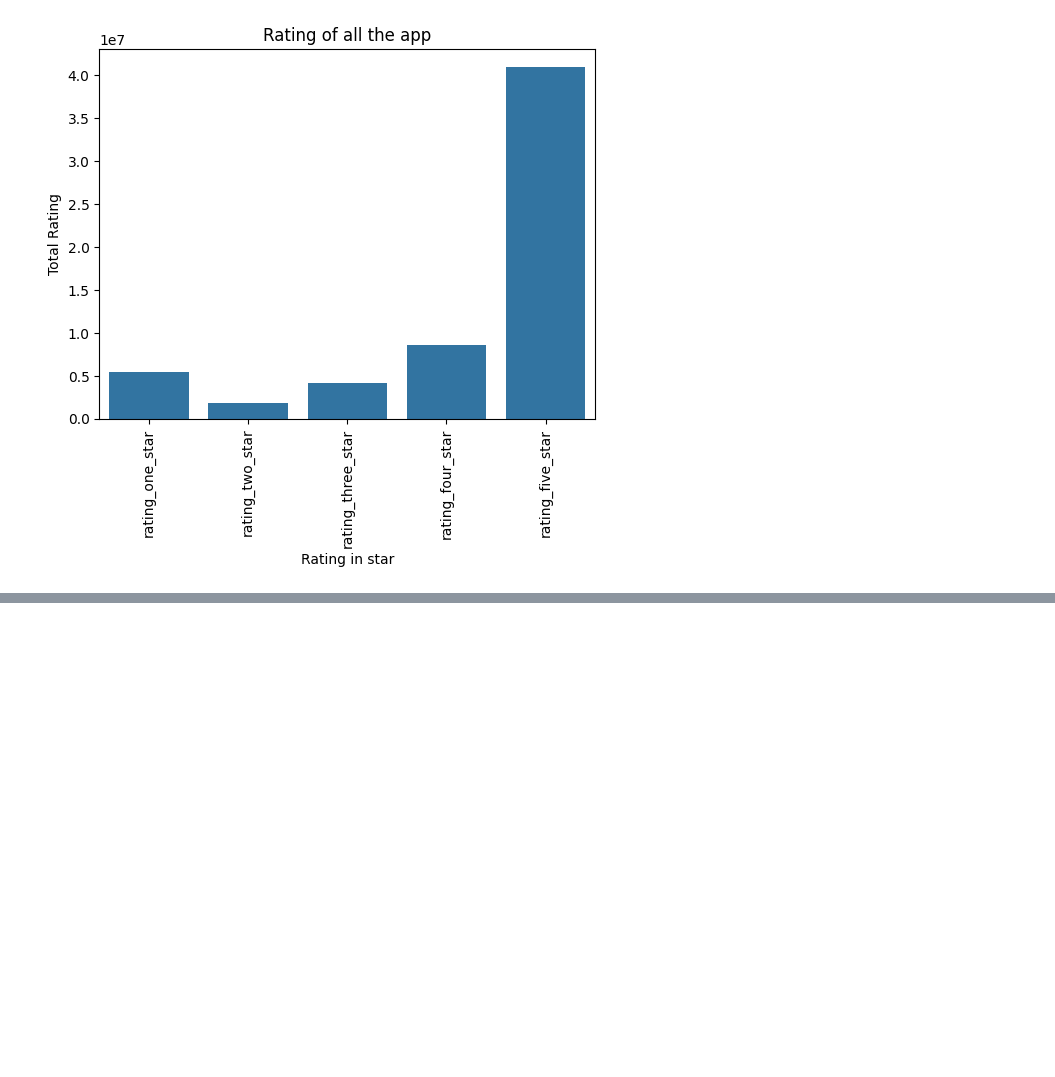
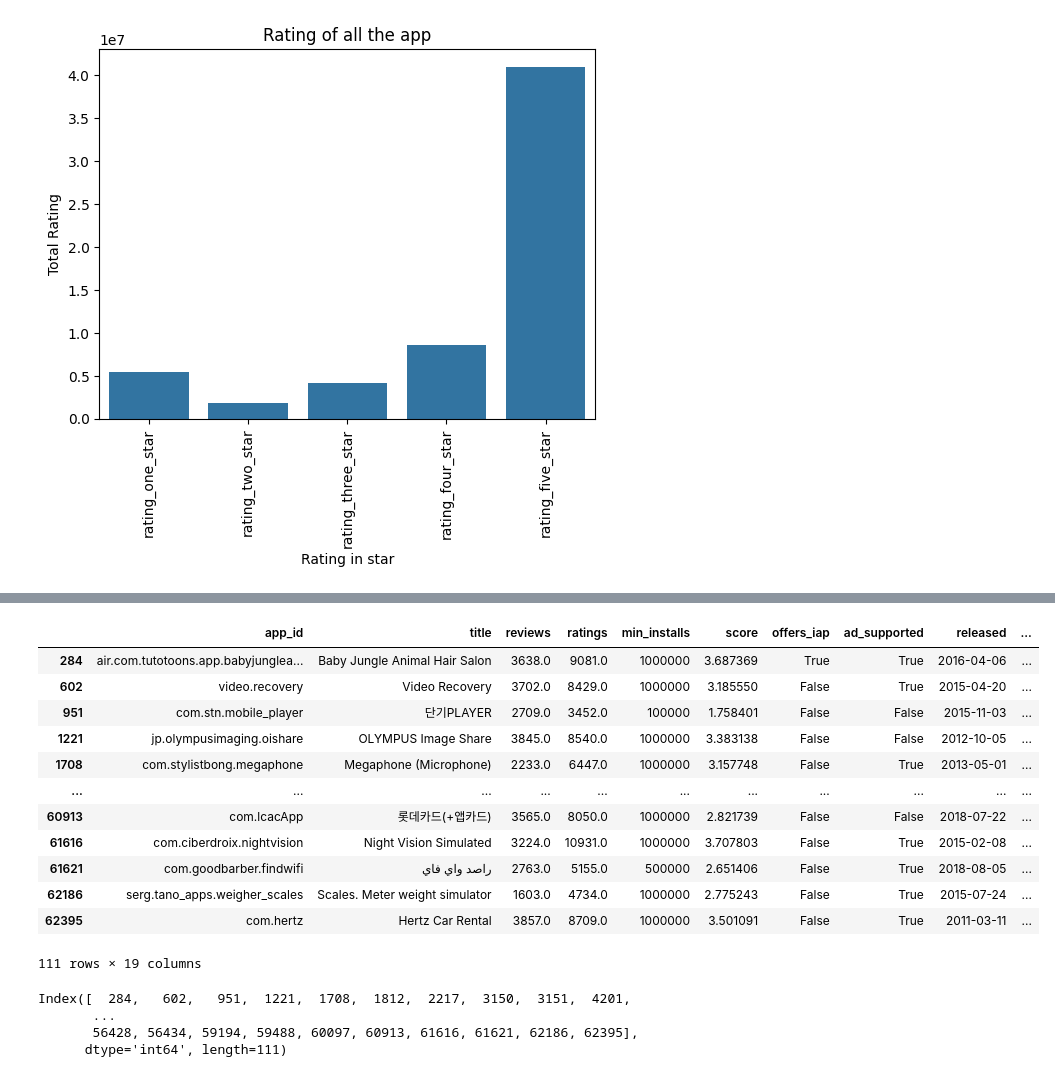
Before and after one commit to ankitlovanshi/pandas_project, a Jupyter notebook: project_on_playstore.ipynb, the cells around one changed output, grey strips where cells are left out. Drawn from its saved outputs; the diff is of its cells as text; code cells hidden in the pictures; blank space fills up the shorter version.

```diff
--- a/project_on_playstore.ipynb
+++ b/project_on_playstore.ipynb
@@ -341,0 +385,24 @@ plt.show()
+# %%
+outliers
+# %% [output]
+|  | app_id | title | reviews | ratings | min_installs | score | offers_iap | ad_supported | released | ... |
+| 284 | air.com.tutotoons.app.babyjunglea... | Baby Jungle Animal Hair Salon | 3638.0 | 9081.0 | 1000000 | 3.687369 | True | True | 2016-04-06 | ... |
+| 602 | video.recovery | Video Recovery | 3702.0 | 8429.0 | 1000000 | 3.185550 | False | True | 2015-04-20 | ... |
+| 951 | com.stn.mobile_player | 단기PLAYER | 2709.0 | 3452.0 | 100000 | 1.758401 | False | False | 2015-11-03 | ... |
+| 1221 | jp.olympusimaging.oishare | OLYMPUS Image Share | 3845.0 | 8540.0 | 1000000 | 3.383138 | False | False | 2012-10-05 | ... |
+| 1708 | com.stylistbong.megaphone | Megaphone (Microphone) | 2233.0 | 6447.0 | 1000000 | 3.157748 | False | True | 2013-05-01 | ... |
+| ... | ... | ... | ... | ... | ... | ... | ... | ... | ... | ... |
+| 60913 | com.lcacApp | 롯데카드(+앱카드) | 3565.0 | 8050.0 | 1000000 | 2.821739 | False | False | 2018-07-22 | ... |
+| 61616 | com.ciberdroix.nightvision | Night Vision Simulated | 3224.0 | 10931.0 | 1000000 | 3.707803 | False | True | 2015-02-08 | ... |
+| 61621 | com.goodbarber.findwifi | راصد واي فاي | 2763.0 | 5155.0 | 500000 | 2.651406 | False | True | 2018-08-05 | ... |
+| 62186 | serg.tano_apps.weigher_scales | Scales. Meter weight simulator | 1603.0 | 4734.0 | 1000000 | 2.775243 | False | True | 2015-07-24 | ... |
+| 62395 | com.hertz | Hertz Car Rental | 3857.0 | 8709.0 | 1000000 | 3.501091 | False | True | 2011-03-11 | ... |
+111 rows × 19 columns
+# %%
+# get index of outliers
+outliers.index
+# %% [output]
+Index([  284,   602,   951,  1221,  1708,  1812,  2217,  3150,  3151,  4201,
+       ...
+       56428, 56434, 59194, 59488, 60097, 60913, 61616, 61621, 62186, 62395],
+      dtype='int64', length=111)
```
Also changed, not shown: parts of 10 cells of this notebook.
